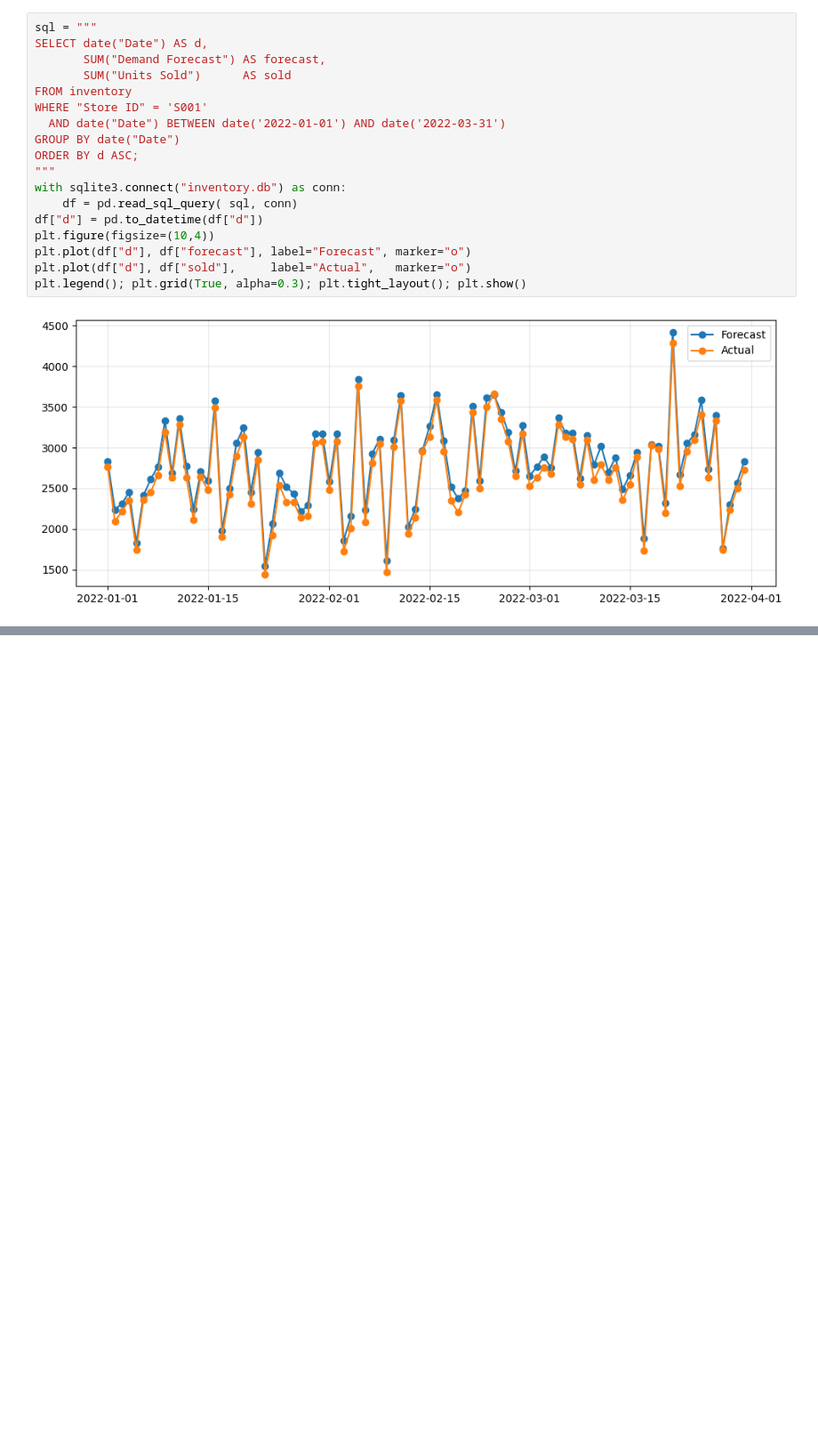
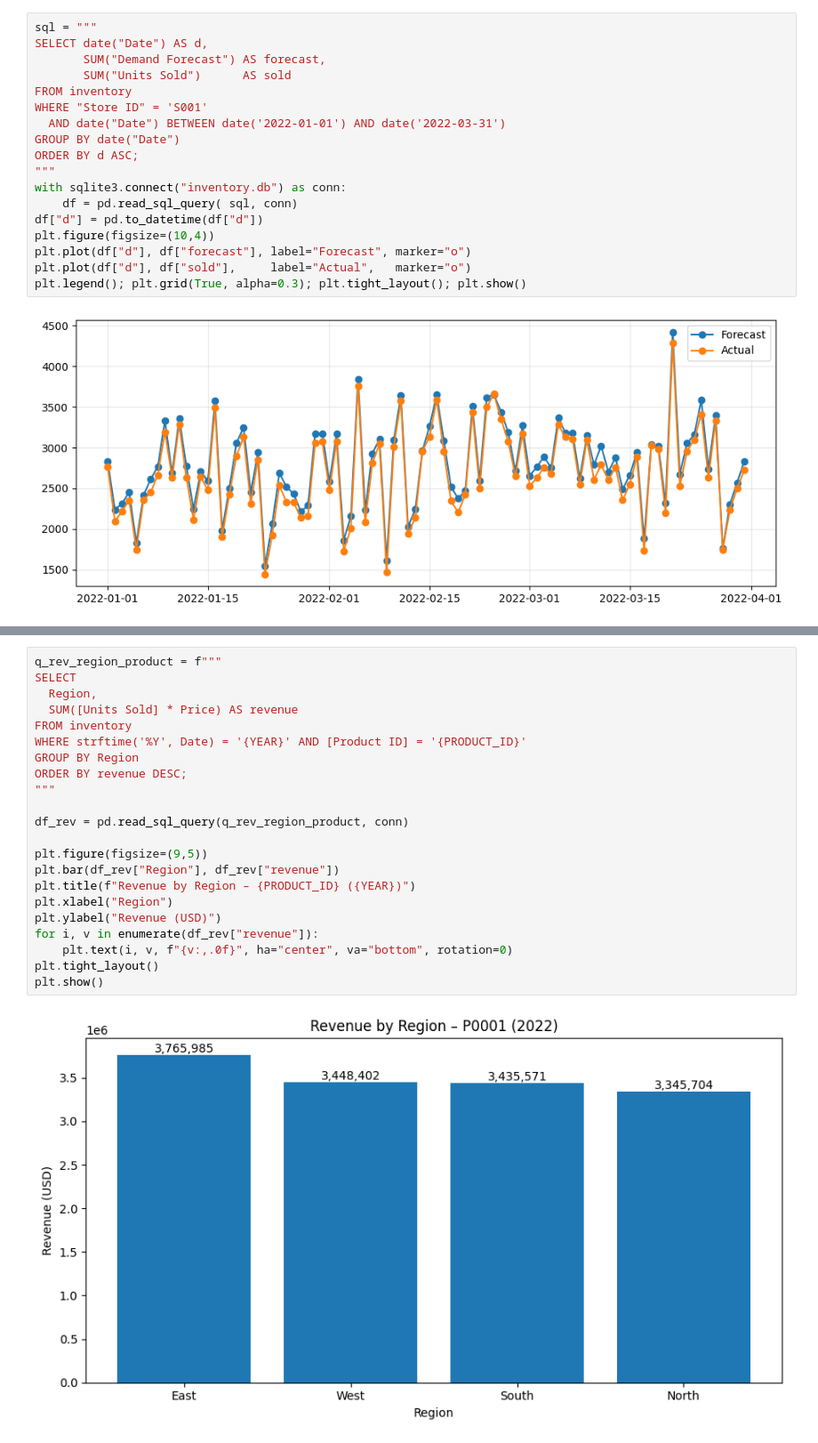
Before and after one commit to tyhuynh03/multi-agent-inventory, a Jupyter notebook: notebook/visualize.ipynb, the cells around one changed output, grey strips where cells are left out. Shown: that part at 89% size. Saved outputs shown, nothing was run; the diff lists cells and outputs as text; blank space fills up the shorter version.

```diff
--- a/notebook/visualize.ipynb
+++ b/notebook/visualize.ipynb
@@ -70,0 +121,24 @@ plt.legend(); plt.grid(True, alpha=0.3); plt.tight_layout(); plt.show()
+# %%
+q_rev_region_product = f"""
+SELECT
+  Region,
+  SUM([Units Sold] * Price) AS revenue
+FROM inventory
+WHERE strftime('%Y', Date) = '{YEAR}' AND [Product ID] = '{PRODUCT_ID}'
+GROUP BY Region
+ORDER BY revenue DESC;
+"""
+
+df_rev = pd.read_sql_query(q_rev_region_product, conn)
+
+plt.figure(figsize=(9,5))
+plt.bar(df_rev["Region"], df_rev["revenue"])
+plt.title(f"Revenue by Region – {PRODUCT_ID} ({YEAR})")
+plt.xlabel("Region")
+plt.ylabel("Revenue (USD)")
+for i, v in enumerate(df_rev["revenue"]):
+    plt.text(i, v, f"{v:,.0f}", ha="center", va="bottom", rotation=0)
+plt.tight_layout()
+plt.show()
+# %% [output]
+[figure, added]
```
Also changed, not shown: parts of 4 cells of this notebook, 7 other files.
